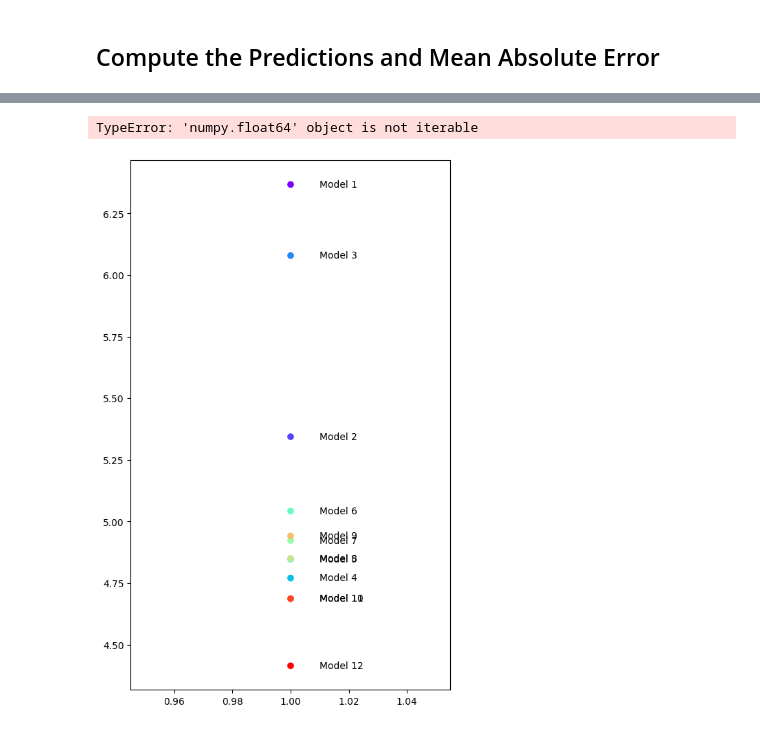
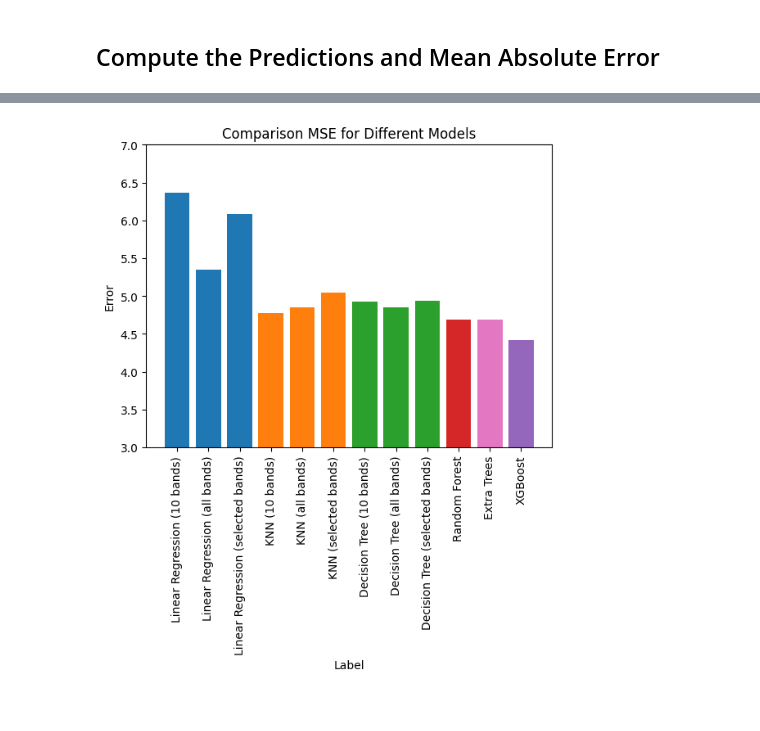
Before and after one commit to SvenLigensa/da2-casestudy, a Jupyter notebook: 4_ModelValidation/4_0_MAE_Comparison.ipynb, the cells around one changed output, grey strips where cells are left out. Drawn from its saved outputs; the diff is of its cells as text; code cells hidden in the pictures.

```diff
--- a/4_ModelValidation/4_0_MAE_Comparison.ipynb
+++ b/4_ModelValidation/4_0_MAE_Comparison.ipynb
@@ -71,22 +84,0 @@ label[11] = 'XGBoost'
-# %%
-import matplotlib.pyplot as plt
-import matplotlib.cm as cm
-
-# Create a figure and a set of subplots
-fig, ax = plt.subplots(figsize=(4, 20))
-
-colors = cm.rainbow(np.linspace(0, 1, len(error)))
-
-# Plotting the error values
-ax.scatter([0] * len(error), error, c=colors, s=50)
-
-# Annotating the points with labels
-for i, txt in enumerate(label):
-    ax.annotate(txt, (0.2, error[i]), va='center')
-
-plt.xlim(-1, 5)
-plt.ylim(3.6, 6.5)
-
-ax.xaxis.set_visible(False)
-
-plt.show()
@@ -95,21 +85,11 @@ plt.show()
-# %%
-import matplotlib.pyplot as plt
-import matplotlib.cm as cm
-import numpy as np
-
-# Using a colormap to assign colors based on y-values
-
-# Creating a scatter plot
-plt.figure(figsize=(6, 10))
-plt.scatter([1]*len(error), error, c=colors)
-
-# Annotating points with their labels
-
-plt.yticks(np.arange(min(error), max(error), 0.1))
-plt.title('Model Errors')
-plt.xlabel('Model Index')
-plt.ylabel('Error')
-plt.show()
-# %% [output]
-TypeError: 'numpy.float64' object is not iterable
-[figure, removed]
+# %%
+plt.bar(labels, errors, color=colors)
+plt.xlabel('Label')
+plt.ylabel('Error')
+plt.title('Comparison MSE for Different Models')
+# rotate the x-axis labels
+plt.xticks(rotation=90)
+plt.ylim([3, 7])
+plt.show()
+# %% [output]
+[figure, added]
```
Also changed, not shown: parts of 3 cells of this notebook, 11 other files.
